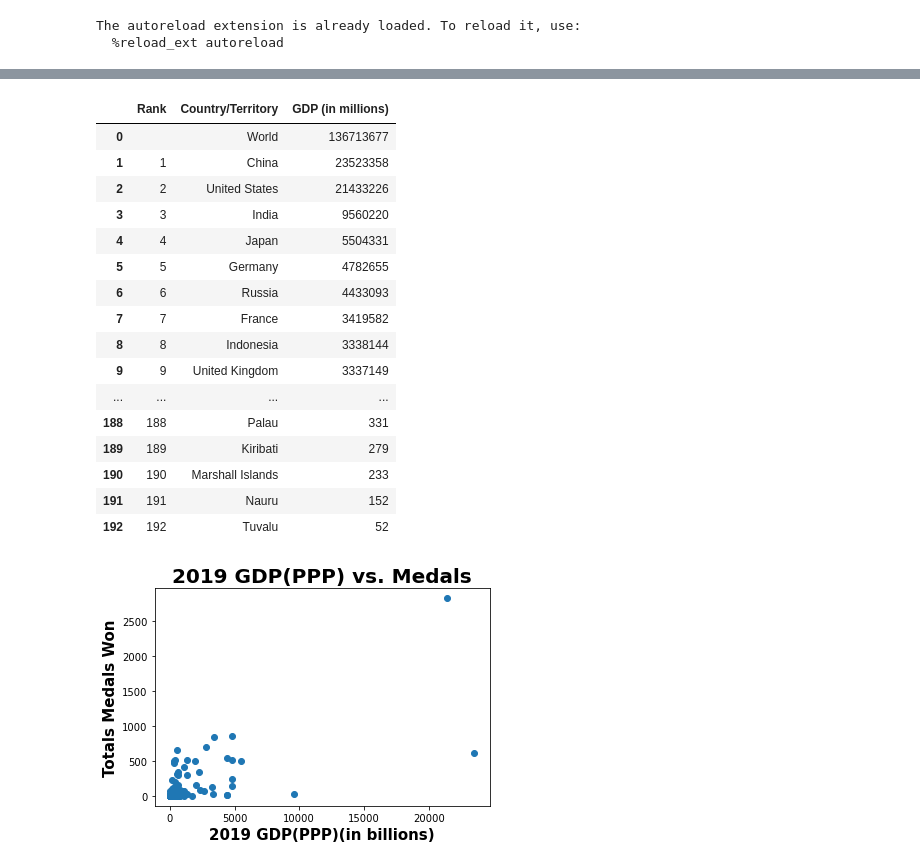
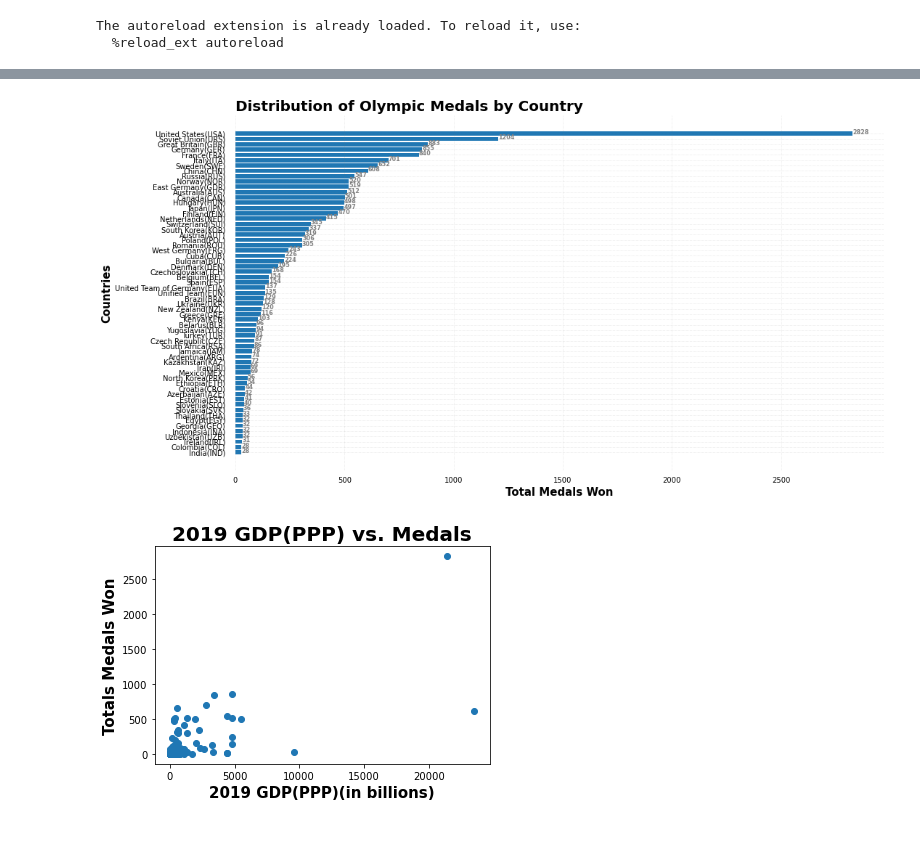
Before and after one commit to olincollege/econ-and-olympics, a Jupyter notebook: Economics-and-Olympics.ipynb, the cells around one changed output, grey strips where cells are left out. Cells and saved outputs as stored; diff of their text form; code cells hidden in the pictures; blank space fills up the shorter version.

```diff
--- a/Economics-and-Olympics.ipynb
+++ b/Economics-and-Olympics.ipynb
@@ -49,21 +11,6 @@ get_medals_top10()
-# %%
-get_GDP_PPP()
-# %% [output]
-|  | Rank | Country/Territory | GDP (in millions) |
-| 0 |  | World | 136713677 |
-| 1 | 1 | China | 23523358 |
-| 2 | 2 | United States | 21433226 |
-| 3 | 3 | India | 9560220 |
-| 4 | 4 | Japan | 5504331 |
-| 5 | 5 | Germany | 4782655 |
-| 6 | 6 | Russia | 4433093 |
-| 7 | 7 | France | 3419582 |
-| 8 | 8 | Indonesia | 3338144 |
-| 9 | 9 | United Kingdom | 3337149 |
-| ... | ... | ... | ... |
-| 188 | 188 | Palau | 331 |
-| 189 | 189 | Kiribati | 279 |
-| 190 | 190 | Marshall Islands | 233 |
-| 191 | 191 | Nauru | 152 |
-| 192 | 192 | Tuvalu | 52 |
+# %%
+medals = pd.read_csv('all_medals.csv');
+graph_medals(medals)
+# %% [output]
+[figure, added]
 # %%
```
Also changed, not shown: parts of 9 cells of this notebook, 8 other files.
